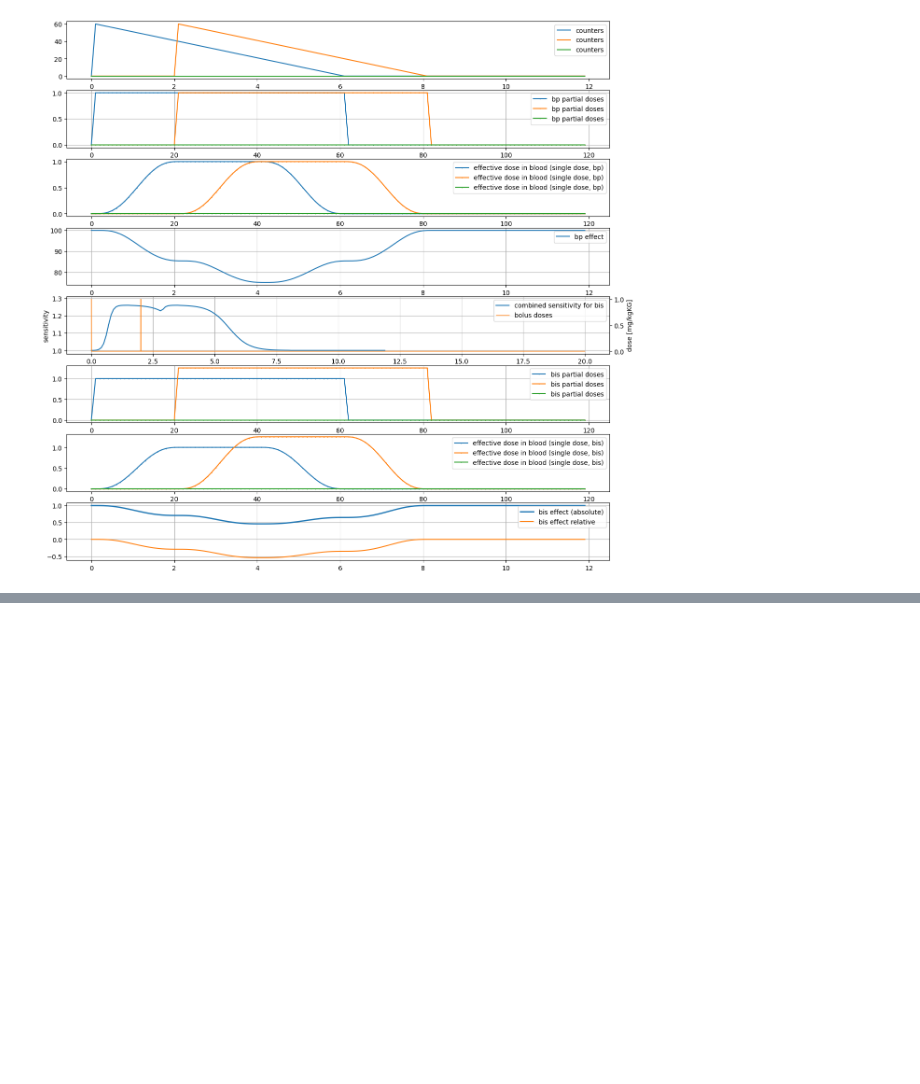
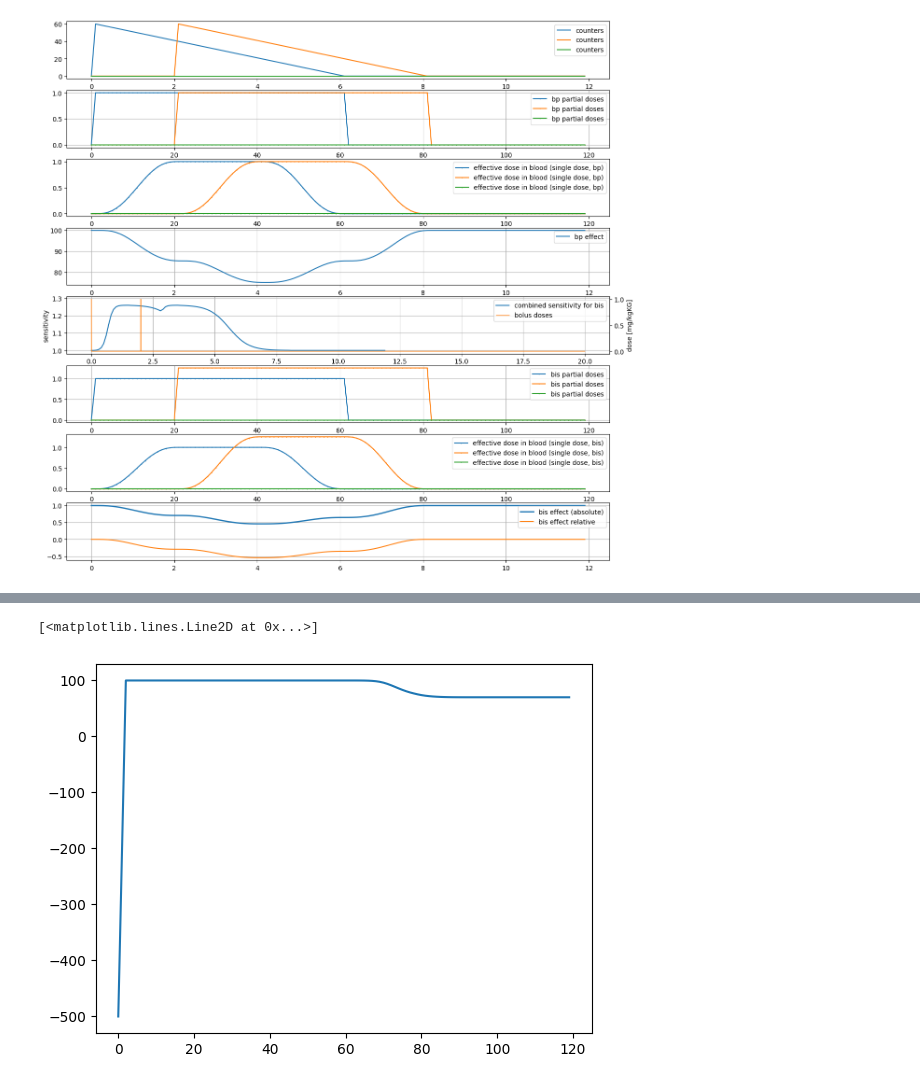
Before and after one commit to cknoll/boasim, a Jupyter notebook: notebooks/07e_Profofol_Bolus.ipynb, the cells around one changed output, grey strips where cells are left out. Drawn from its saved outputs; the diff is of its cells as text; code cells hidden in the pictures; blank space fills up the shorter version.

```diff
--- a/notebooks/07e_Profofol_Bolus.ipynb
+++ b/notebooks/07e_Profofol_Bolus.ipynb
@@ -235,0 +255,12 @@ bp_amplitude_idcs := array([10, 13, 16])
+# %%
+il.reload(oc); il.reload(pbs.td); il.reload(bs);
+
+params = dict(rr0=100, fp=6, hf0=80)
+pfl_c = bs.PropofolCont(input1=u_expr_propofol_cont, params=params)
+kk, xx, bo = pbs.td.blocksimulation(N_steps, iv=iv, rhs_options={"use_sp2c": False})
+# %%
+ax = plt.gca()
+ax.plot(kk.T, bo[pfl_c][:, 0])
+# %% [output]
+[<matplotlib.lines.Line2D at 0x...>]
+[figure, added]
```
Also changed, not shown: parts of 4 cells of this notebook, 2 other files.
